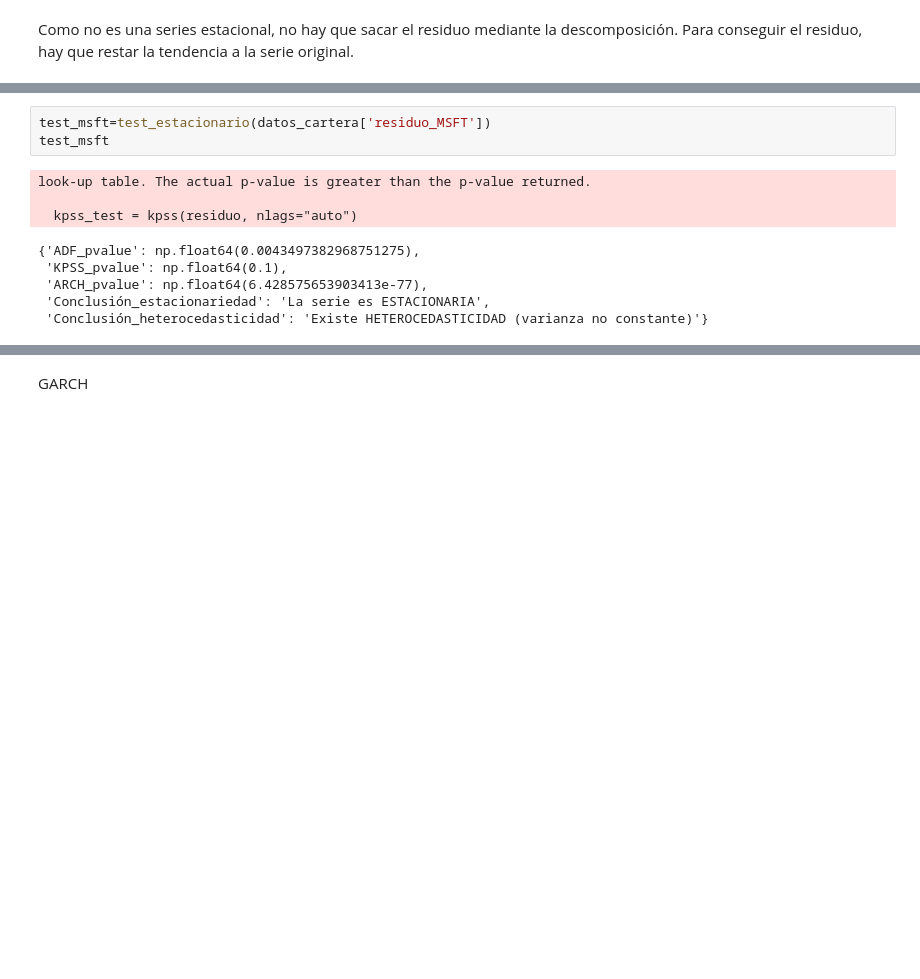
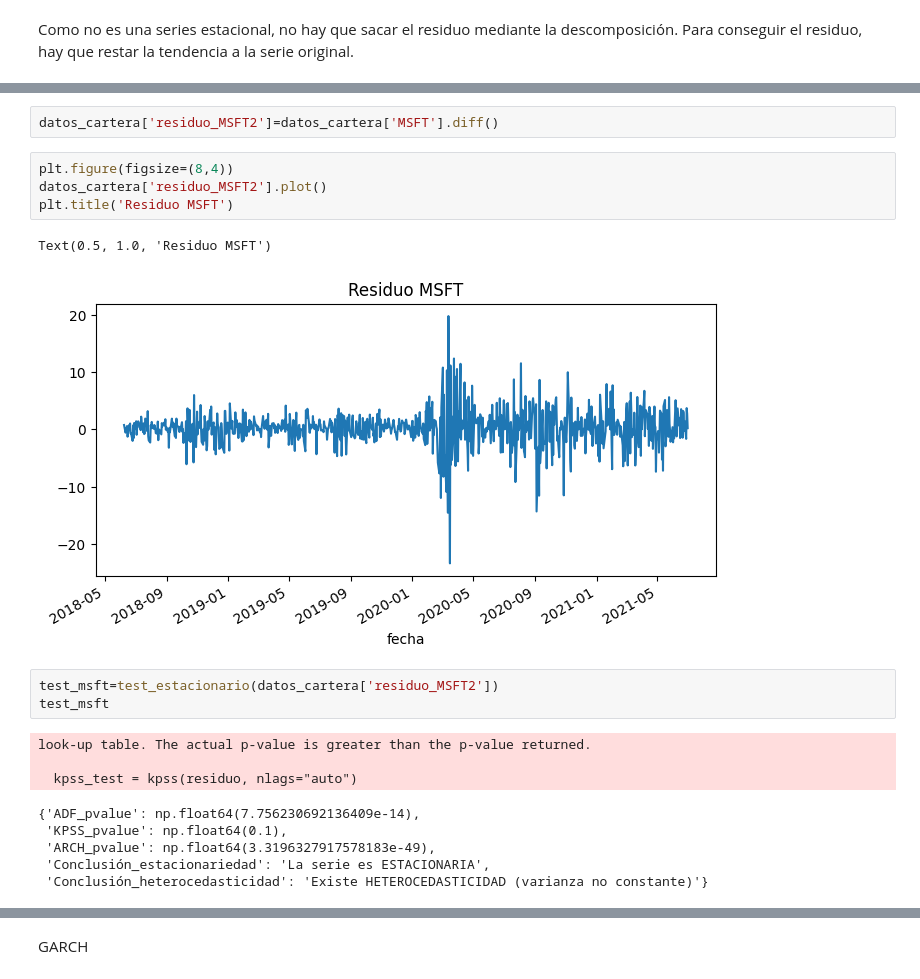
Before and after one commit to LanderAgirre/Reto_09_Azul_Oscuro, a Jupyter notebook: 4.Data_Science.ipynb, the cells around one changed output, grey strips where cells are left out. Drawn from its saved outputs; the diff is of its cells as text; blank space fills up the shorter version.

```diff
--- a/4.Data_Science.ipynb
+++ b/4.Data_Science.ipynb
@@ -327,12 +374,21 @@ datos_cartera['residuo_MSFT'].plot()
+# %%
+datos_cartera['residuo_MSFT2']=datos_cartera['MSFT'].diff()
+# %%
+plt.figure(figsize=(8,4))
+datos_cartera['residuo_MSFT2'].plot()
+plt.title('Residuo MSFT')
+# %% [output]
+Text(0.5, 1.0, 'Residuo MSFT')
+[figure, added]
 # %%
-test_msft=test_estacionario(datos_cartera['residuo_MSFT'])
+test_msft=test_estacionario(datos_cartera['residuo_MSFT2'])
 test_msft
 # %% [output]
 look-up table. The actual p-value is greater than the p-value returned.
 
   kpss_test = kpss(residuo, nlags="auto")
-{'ADF_pvalue': np.float64(0.0043497382968751275),
+{'ADF_pvalue': np.float64(7.756230692136409e-14),
  'KPSS_pvalue': np.float64(0.1),
- 'ARCH_pvalue': np.float64(6.428575653903413e-77),
+ 'ARCH_pvalue': np.float64(3.3196327917578183e-49),
  'Conclusión_estacionariedad': 'La serie es ESTACIONARIA',
  'Conclusión_heterocedasticidad': 'Existe HETEROCEDASTICIDAD (varianza no constante)'}
```
Also changed, not shown: parts of 33 cells of this notebook.
